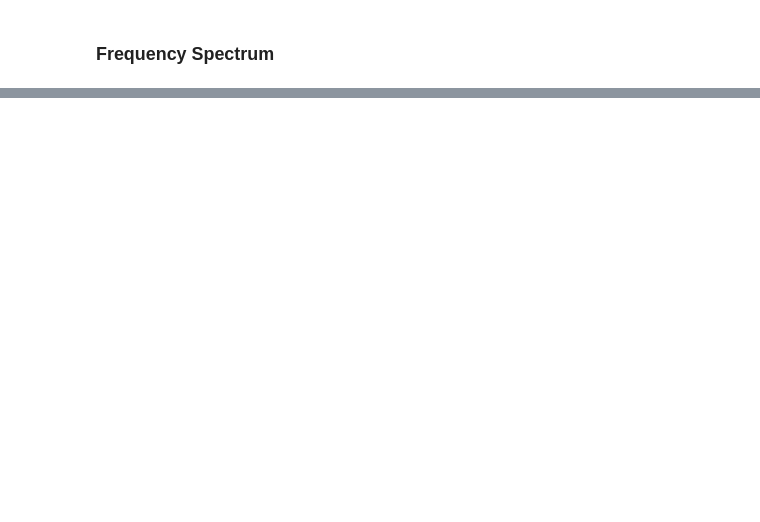
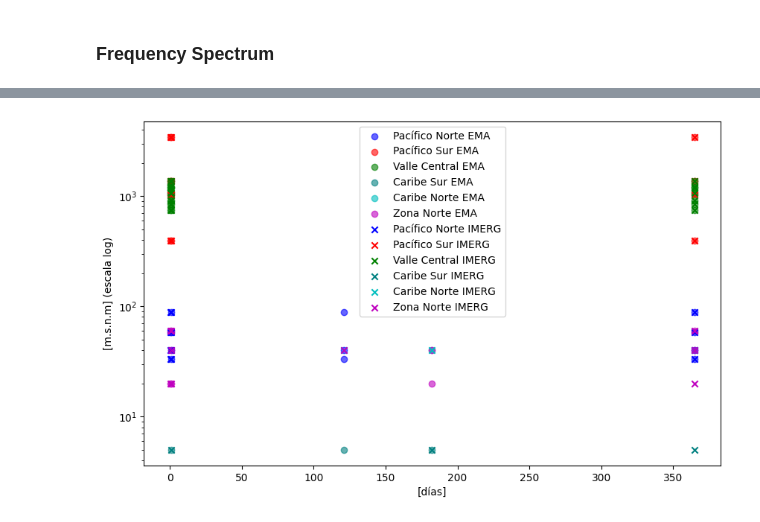
Before and after one commit to maureenfonseca/TFG, a Jupyter notebook: scripts/Analysis_Long Term.ipynb, the cells around one changed output, grey strips where cells are left out. Cells and saved outputs as stored; diff of their text form; code cells hidden in the pictures; blank space fills up the shorter version.

```diff
--- a/scripts/Analysis_Long Term.ipynb
+++ b/scripts/Analysis_Long Term.ipynb
@@ -332,0 +377,2 @@ top_signals_GPM
+# %%
+tmp2 = pd.read_excel('./Data/signals_v2.xlsx')
@@ -332,0 +381,35 @@ top_signals_GPM
+# %%
+# Scatter plot for EMA
+plt.figure(figsize=(10, 6))
+
+colors = {'Pacífico Norte': 'b',
+          'Pacífico Sur': 'r',
+          'Valle Central': 'g',
+          'Caribe Norte':'c',
+          'Caribe Sur':'teal',
+          'Zona Norte':'m'
+          }
+
+# Scatter plot for EMA
+for region in tmp2['region_climatica'].unique():
+    region_df = tmp2[tmp2['region_climatica'] == region]
+    plt.scatter(region_df['P1_ EMA'], region_df['altitud'], label=f'{region} EMA', color=colors[region], alpha=0.6)
+    plt.scatter(region_df['P2_ EMA'], region_df['altitud'], color=colors[region], alpha=0.6)
+    plt.scatter(region_df['P3_ EMA'], region_df['altitud'], color=colors[region], alpha=0.6)
+
+# Scatter plot for IMERG
+for region in tmp2['region_climatica'].unique():
+    region_df = tmp2[tmp2['region_climatica'] == region]
+    plt.scatter(region_df['P1_IMERG'], region_df['altitud'], label=f'{region} IMERG', color=colors[region], marker='x')
+    plt.scatter(region_df['P2_IMERG'], region_df['altitud'], color=colors[region], marker='x')
+    plt.scatter(region_df['P3_IMERG'], region_df['altitud'], color=colors[region], marker='x')
+
+plt.yscale('log')
+plt.xlabel('[días]')
+plt.ylabel('[m.s.n.m] (escala log)')
+plt.legend()
+#plt.legend(bbox_to_anchor=(1.05, 1), loc='upper left')
+#plt.title('Scatter Plot of Precipitation (EMA and IMERG) by Altitude and Region')
+plt.show()
+# %% [output]
+[figure, added]
```
Also changed, not shown: parts of 16 cells of this notebook, 6 other files.
